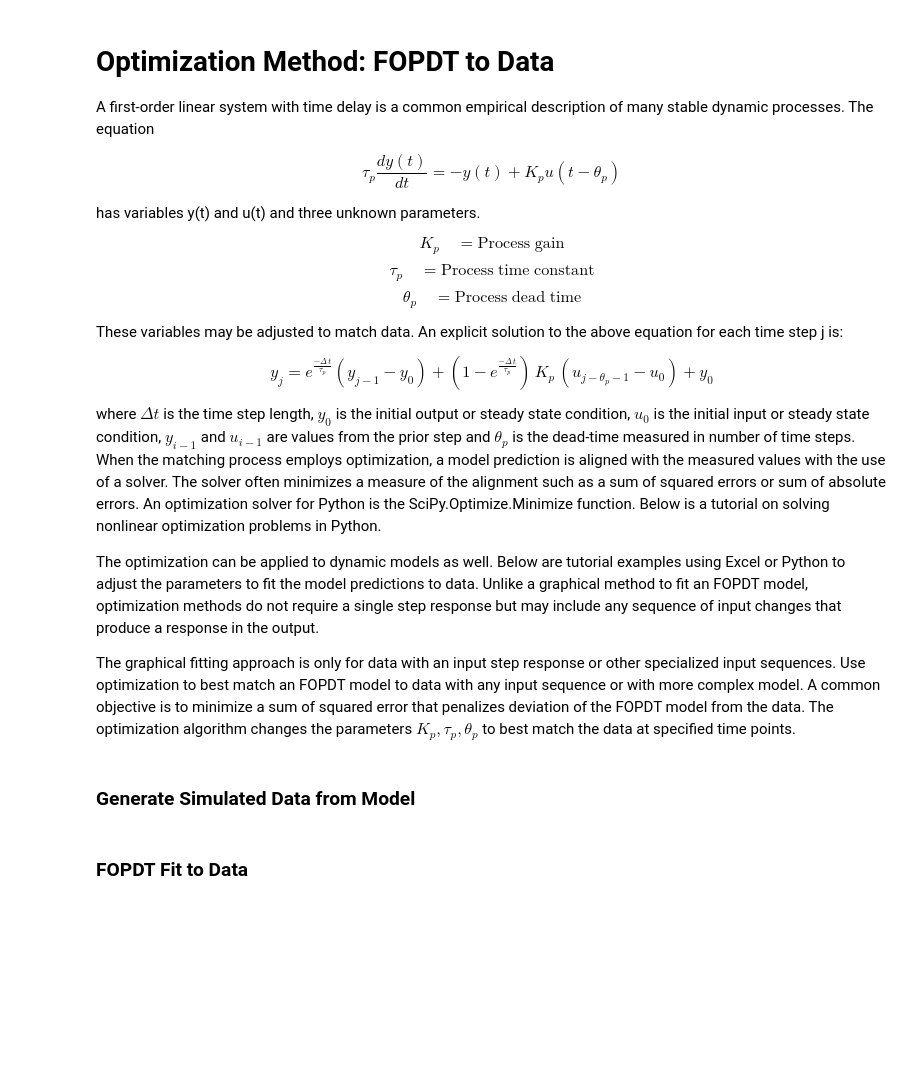
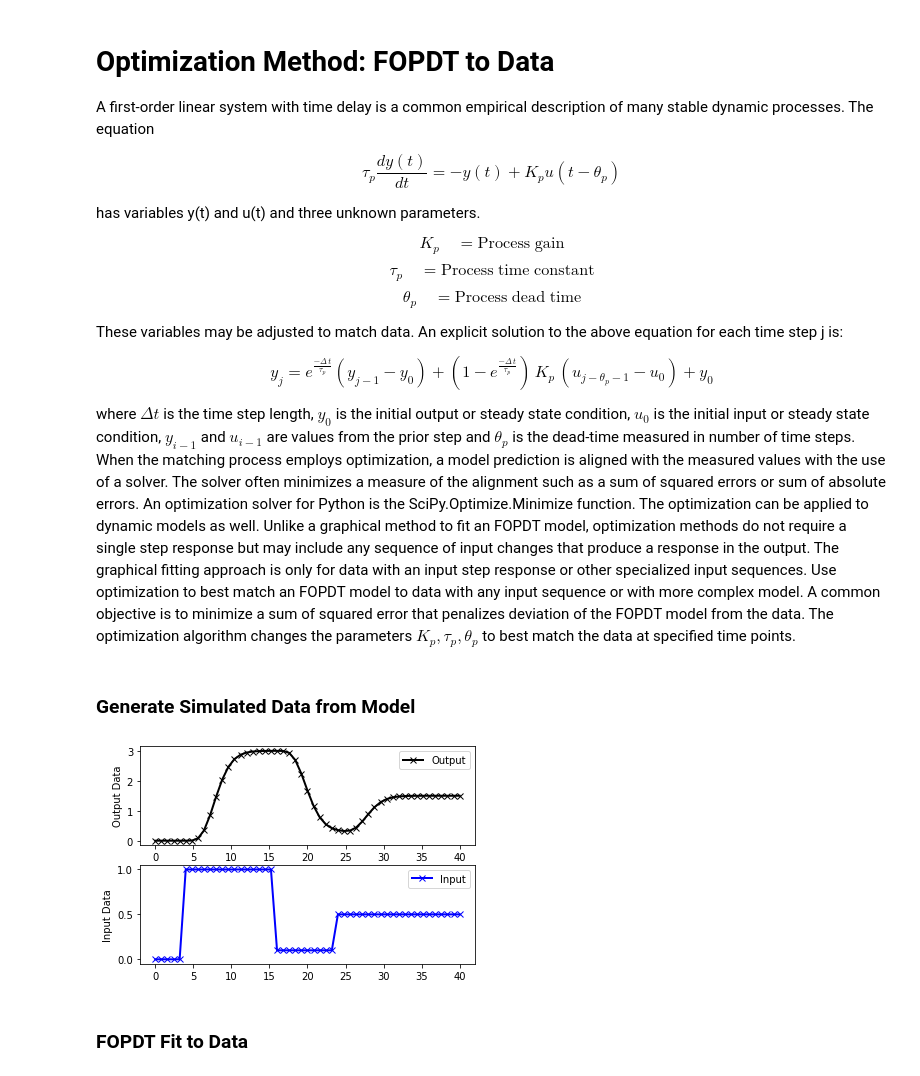
Before and after one commit to MatthiasDR96/process_dynamics_and_control, a Jupyter notebook: 1_dynamic_modeling/dynamic_modeling_8_fopdt_optimization_fit.ipynb, the cells around one changed output. Saved outputs shown, nothing was run; the diff lists cells and outputs as text; code cells hidden in the pictures; blank space fills up the shorter version.

```diff
--- a/1_dynamic_modeling/dynamic_modeling_8_fopdt_optimization_fit.ipynb
+++ b/1_dynamic_modeling/dynamic_modeling_8_fopdt_optimization_fit.ipynb
@@ -15,12 +15,7 @@ These variables may be adjusted to match data. An explicit solution to the above
 
 $$y_j = e^{\frac{-\Delta\,t}{\tau_p}} \left(y_{j-1}-y_0\right) + \left(1-e^{\frac{-\Delta\,t}{\tau_p}}\right) \, K_p \, \left(u_{j-\theta_p-1}-u_0\right) + y_0$$
 
-where $\Delta t$ is the time step length, $y_{0}$ is the initial output or steady state condition, $u_{0}$ is the initial input or steady state condition, $y_{i-1}$ and $u_{i-1}$ are values from the prior step and $\theta_{p}$ is the dead-time measured in number of time steps. When the matching process employs optimization, a model prediction is aligned with the measured values with the use of a solver. The solver often minimizes a measure of the alignment such as a sum of squared errors or sum of absolute errors. An optimization solver for Python is the SciPy.Optimize.Minimize function. Below is a tutorial on solving nonlinear optimization problems in Python.
-
-
-The optimization can be applied to dynamic models as well. Below are tutorial examples using Excel or Python to adjust the parameters to fit the model predictions to data. Unlike a graphical method to fit an FOPDT model, optimization methods do not require a single step response but may include any sequence of input changes that produce a response in the output.
-
-The graphical fitting approach is only for data with an input step response or other specialized input sequences. Use optimization to best match an FOPDT model to data with any input sequence or with more complex model. A common objective is to minimize a sum of squared error that penalizes deviation of the FOPDT model from the data. The optimization algorithm changes the parameters $K_{p}, \tau_{p}, \theta_{p}$ to best match the data at specified time points.
+where $\Delta t$ is the time step length, $y_{0}$ is the initial output or steady state condition, $u_{0}$ is the initial input or steady state condition, $y_{i-1}$ and $u_{i-1}$ are values from the prior step and $\theta_{p}$ is the dead-time measured in number of time steps. When the matching process employs optimization, a model prediction is aligned with the measured values with the use of a solver. The solver often minimizes a measure of the alignment such as a sum of squared errors or sum of absolute errors. An optimization solver for Python is the SciPy.Optimize.Minimize function. The optimization can be applied to dynamic models as well. Unlike a graphical method to fit an FOPDT model, optimization methods do not require a single step response but may include any sequence of input changes that produce a response in the output. The graphical fitting approach is only for data with an input step response or other specialized input sequences. Use optimization to best match an FOPDT model to data with any input sequence or with more complex model. A common objective is to minimize a sum of squared error that penalizes deviation of the FOPDT model from the data. The optimization algorithm changes the parameters $K_{p}, \tau_{p}, \theta_{p}$ to best match the data at specified time points.
 # %% [markdown]
 ### Generate Simulated Data from Model
 # %%
@@ -49,9 +44,11 @@ def process(y,t,n,u,Kp,taup):
 
 # specify number of steps
 ns = 50
+
 # define time points
 t = np.linspace(0,40,ns+1)
 delta_t = t[1]-t[0]
+
 # define input vector
 u = np.zeros(ns+1)
 u[5:20] = 1.0
@@ -60,41 +57,47 @@ u[30:] = 0.5
 
 # use this function or replace yp with real process data
 def sim_process_data():
+
     # higher order process
     n=10       # order
     Kp=3.0    # gain
     taup=5.0   # time constant
+
     # storage for predictions or data
     yp = np.zeros(ns+1)  # process
     for i in range(1,ns+1):
         if i==1:
             yp0 = np.zeros(n)
         ts = [delta_t*(i-1),delta_t*i]
         y = odeint(process,yp0,ts,args=(n,u[i],Kp,taup))
         yp0 = y[-1]
         yp[i] = y[1][n-1]
     return yp
+
+# Simulate process
 yp = sim_process_data()
 
 # Construct results and save data file
 # Column 1 = time
 # Column 2 = input
 # Column 3 = output
 data = np.vstack((t,u,yp)) # vertical stack
 data = data.T              # transpose data
-np.savetxt('data.txt',data,delimiter=',')
+np.savetxt('data/data.txt',data,delimiter=',')
 
 # plot results
 plt.figure()
 plt.subplot(2,1,1)
 plt.plot(t,yp,'kx-',linewidth=2,label='Output')
 plt.ylabel('Output Data')
 plt.legend(loc='best')
 plt.subplot(2,1,2)
 plt.plot(t,u,'bx-',linewidth=2)
 plt.legend(['Input'],loc='best')
 plt.ylabel('Input Data')
 plt.show()
+# %% [output]
+[figure, added]
 # %% [markdown]
 ### FOPDT Fit to Data
 # %%
```
Also changed, not shown: parts of 1 cell of this notebook, 13 other files.
